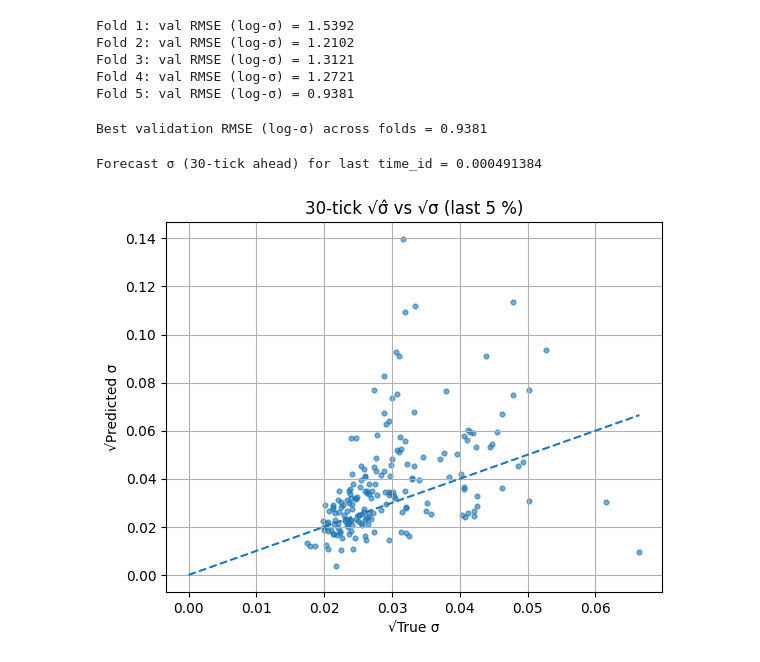
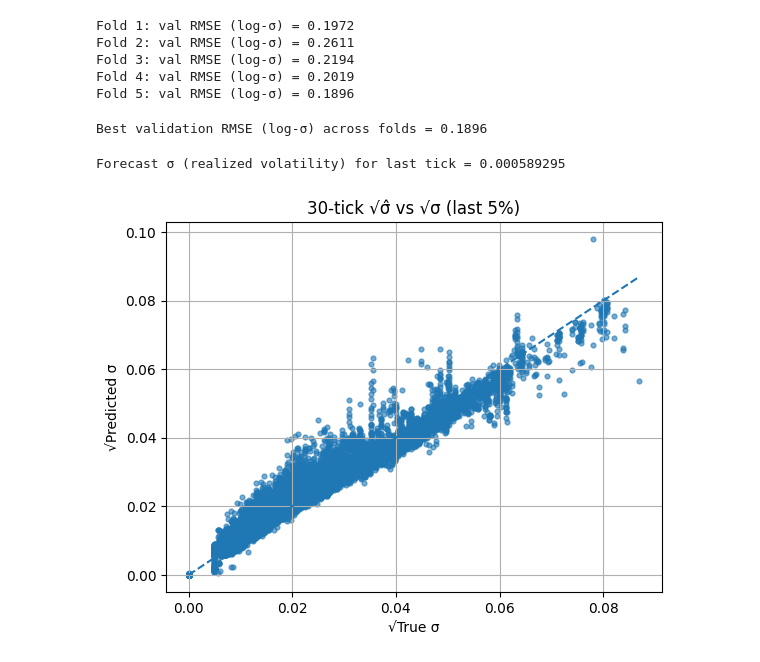
Before and after one commit to Ayush-Singh-31/Optiver-07, a Jupyter notebook: Models/ANN-ARCH.ipynb, the cells around one changed output. Cells and saved outputs as stored; diff of their text form; code cells hidden in the pictures.

Commit message:
Model Update

```diff
--- a/Models/ANN-ARCH.ipynb
+++ b/Models/ANN-ARCH.ipynb
@@ -126,33 +131,24 @@ class ANN_ARCH(nn.Module):
             nn.ReLU(),
             nn.Linear(128, 64),
             nn.ReLU(),
-            nn.Linear(64, 1),    # ← directly outputs log σ
+            nn.Linear(64, 1)
         )
-
     def forward(self, x):
         return self.net(x)
 # %%
 X_tensor = torch.from_numpy(X)
-y_tensor = torch.from_numpy(np.log(y))  # train in log-space
+y_tensor = torch.from_numpy(np.log(np.clip(y, a_min=1e-8, a_max=None))).float()
 # %%
 for fold, (train_block_idxs, val_block_idxs) in enumerate(block_cv.split(blocks), 1):
-    # **Compare to block-indices**, not to time_id values:**
     train_mask = np.isin(block_indices, train_block_idxs)
     val_mask   = np.isin(block_indices, val_block_idxs)
-
     train_idx = np.where(train_mask)[0]
     val_idx   = np.where(val_mask)[0]
 
-    # sanity check
-    if len(val_idx) == 0:
-        raise RuntimeError(f"Fold {fold} yielded 0 validation rows—check your block split.")
-
-    # Fit scaler only on train fold
     scaler = StandardScaler().fit(X[train_idx])
     X_train = scaler.transform(X[train_idx])
     X_val   = scaler.transform(X[val_idx])
 
-    # Wrap once as tensors
     X_train_t = torch.from_numpy(X_train).to(device)
     y_train_t = y_tensor[train_idx].to(device)
     X_val_t   = torch.from_numpy(X_val).to(device)
@@ -167,34 +163,32 @@ for fold, (train_block_idxs, val_block_idxs) in enumerate(block_cv.split(blocks)
     opt = torch.optim.Adam(model.parameters(), lr=1e-3)
     loss_fn = nn.MSELoss()
 
-    # Train on log σ directly
-    model.train()
     for epoch in range(50):
+        model.train()
         for xb, yb in train_loader:
             opt.zero_grad()
             preds = model(xb).squeeze()
             loss = loss_fn(preds, yb)
-            loss.backward()
-            opt.step()
+            if not torch.isnan(loss):
+                loss.backward()
+                opt.step()
 
-    # Evaluate
     model.eval()
     with torch.no_grad():
         preds = torch.cat([model(xb).cpu() for xb, _ in val_loader]).squeeze()
     rmse = torch.sqrt(((preds - y_val_t.cpu()) ** 2).mean())
 
     print(f"Fold {fold}: val RMSE (log-σ) = {rmse:.4f}")
-
     if rmse < best_rmse:
         best_rmse = rmse
         best_state = model.state_dict()
         best_scaler = scaler
 # %% [output]
-Fold 1: val RMSE (log-σ) = 1.5392
-Fold 2: val RMSE (log-σ) = 1.2102
-Fold 3: val RMSE (log-σ) = 1.3121
-Fold 4: val RMSE (log-σ) = 1.2721
-Fold 5: val RMSE (log-σ) = 0.9381
+Fold 1: val RMSE (log-σ) = 0.1972
+Fold 2: val RMSE (log-σ) = 0.2611
+Fold 3: val RMSE (log-σ) = 0.2194
+Fold 4: val RMSE (log-σ) = 0.2019
+Fold 5: val RMSE (log-σ) = 0.1896
 # %%
 scaler_full = StandardScaler().fit(X)
 X_full = scaler_full.transform(X)
@@ -214,12 +208,13 @@ for epoch in range(50):
         opt.zero_grad()
         preds = final_model(xb).squeeze()
         loss = loss_fn(preds, yb)
-        loss.backward()
-        opt.step()
+        if not torch.isnan(loss):
+            loss.backward()
+            opt.step()
 
 print(f"Best validation RMSE (log-σ) across folds = {best_rmse:.4f}")
 # %% [output]
-Best validation RMSE (log-σ) across folds = 0.9381
+Best validation RMSE (log-σ) across folds = 0.1896
 # %%
 final_model.eval()
 with torch.no_grad():
@@ -227,39 +222,40 @@ with torch.no_grad():
         scaler_full.transform(X[-1:].astype(np.float32))
     ).to(device)
     log_sigma = final_model(x_last).item()
-    sigma = np.exp(log_sigma)  # convert back to σ
+    sigma = np.exp(log_sigma)  # final output
 
-print(f"Forecast σ (30-tick ahead) for last time_id = {sigma:.9f}")
+print(f"Forecast σ (realized volatility) for last tick = {sigma:.9f}")
 # %% [output]
-Forecast σ (30-tick ahead) for last time_id = 0.000491384
+Forecast σ (realized volatility) for last tick = 0.000589295
 # %%
 test_blocks = max(int(0.05 * len(X)), 1)
 X_test  = scaler.transform(X[-test_blocks:])
 y_test  = y[-test_blocks:]
-
+log_y_test = np.log(np.clip(y_test, a_min=1e-8, a_max=None))
 
 with torch.no_grad():
     X_tensor = torch.tensor(X_test).to(device)
     log_pred = model(X_tensor).cpu().numpy().ravel()
-y_pred_sigma = np.exp(log_pred)
+
+y_pred_sigma  = np.exp(log_pred)
+y_true_sigma  = np.exp(log_y_test)
 # %%
 plt.figure()
 plt.scatter(
-    np.sqrt(y_test),
+    np.sqrt(y_true_sigma),
     np.sqrt(y_pred_sigma),
     s=12,
     alpha=0.6,
 )
-
-lims = [0, np.max(np.sqrt(y_test))]
+lims = [0, np.max(np.sqrt(y_true_sigma))]
 plt.plot(lims, lims, linestyle="--")
-plt.title("30-tick √σ̂ vs √σ (last 5 %)")
+plt.title("30-tick √σ̂ vs √σ (last 5%)")
 plt.xlabel("√True σ")
 plt.ylabel("√Predicted σ")
 plt.grid()
 plt.show()
 # %% [output]
-[figure, old version]
+[figure, new version]
 # %%
 resid = np.log(y_pred_sigma) - np.log(y_test)
 resid = resid[np.isfinite(resid)]
```
Also changed, not shown: parts of 8 cells of this notebook, 2 other files.
